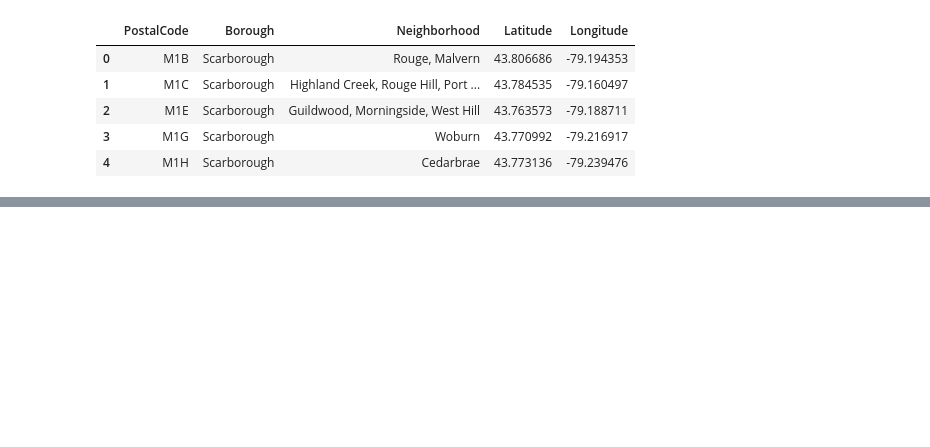
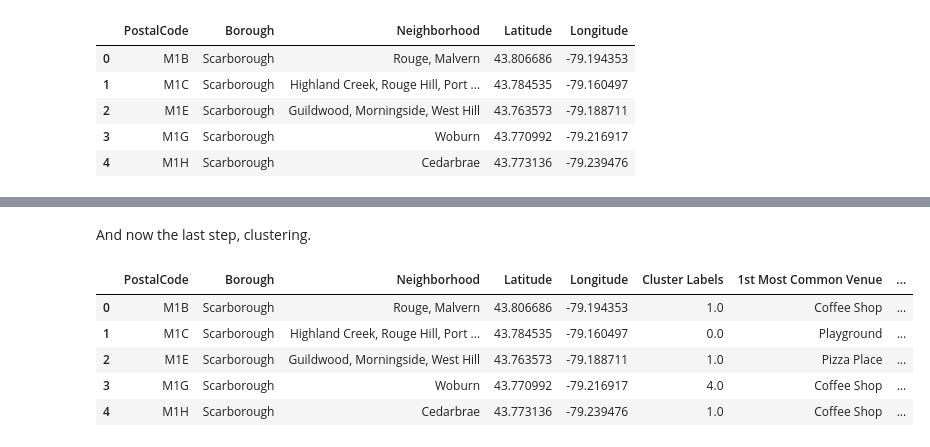
Before and after one commit to jtruong04/Coursera_Capstone, a Jupyter notebook: TorontoNeighborhoods.ipynb, the cells around one changed output, grey strips where cells are left out. Cells and saved outputs as stored; diff of their text form; code cells hidden in the pictures; blank space fills up the shorter version.

```diff
--- a/TorontoNeighborhoods.ipynb
+++ b/TorontoNeighborhoods.ipynb
@@ -82,0 +181,2 @@ df_toronto.head()
+# %%
+toronto_venues.drop_duplicates(inplace=True)
@@ -82,0 +201,6 @@ df_toronto.head()
+# %%
+def return_most_common_venues(row, num_top_venues):
+    row_categories = row.iloc[1:]
+    row_categories_sorted = row_categories.sort_values(ascending=False)
+
+    return row_categories_sorted.index.values[0:num_top_venues]
@@ -82,0 +235,21 @@ df_toronto.head()
+# %% [markdown]
+And now the last step, clustering.
+# %%
+# set number of clusters
+kclusters = 5
+toronto_clustering = toronto_venue_freq.drop('PostalCode', 1)
+# run k-means clustering
+kmeans = KMeans(n_clusters=kclusters, random_state=0).fit(toronto_clustering)
+# add clustering labels
+toronto_venues_sorted.insert(0, 'Cluster Labels', kmeans.labels_)
+df_toronto_merged = df_toronto
+# merge toronto_grouped with toronto_data to add latitude/longitude for each neighborhood
+df_toronto_merged = df_toronto_merged.join(toronto_venues_sorted.set_index('PostalCode'), on='PostalCode')
+df_toronto_merged.head() # check the last columns!
+# %% [output]
+|  | PostalCode | Borough | Neighborhood | Latitude | Longitude | Cluster Labels | 1st Most Common Venue | ... |
+| 0 | M1B | Scarborough | Rouge, Malvern | 43.806686 | -79.194353 | 1.0 | Coffee Shop | ... |
+| 1 | M1C | Scarborough | Highland Creek, Rouge Hill, Port ... | 43.784535 | -79.160497 | 0.0 | Playground | ... |
+| 2 | M1E | Scarborough | Guildwood, Morningside, West Hill | 43.763573 | -79.188711 | 1.0 | Pizza Place | ... |
+| 3 | M1G | Scarborough | Woburn | 43.770992 | -79.216917 | 4.0 | Coffee Shop | ... |
+| 4 | M1H | Scarborough | Cedarbrae | 43.773136 | -79.239476 | 1.0 | Coffee Shop | ... |
```
Also changed, not shown: parts of 22 cells of this notebook, 5 other files.
